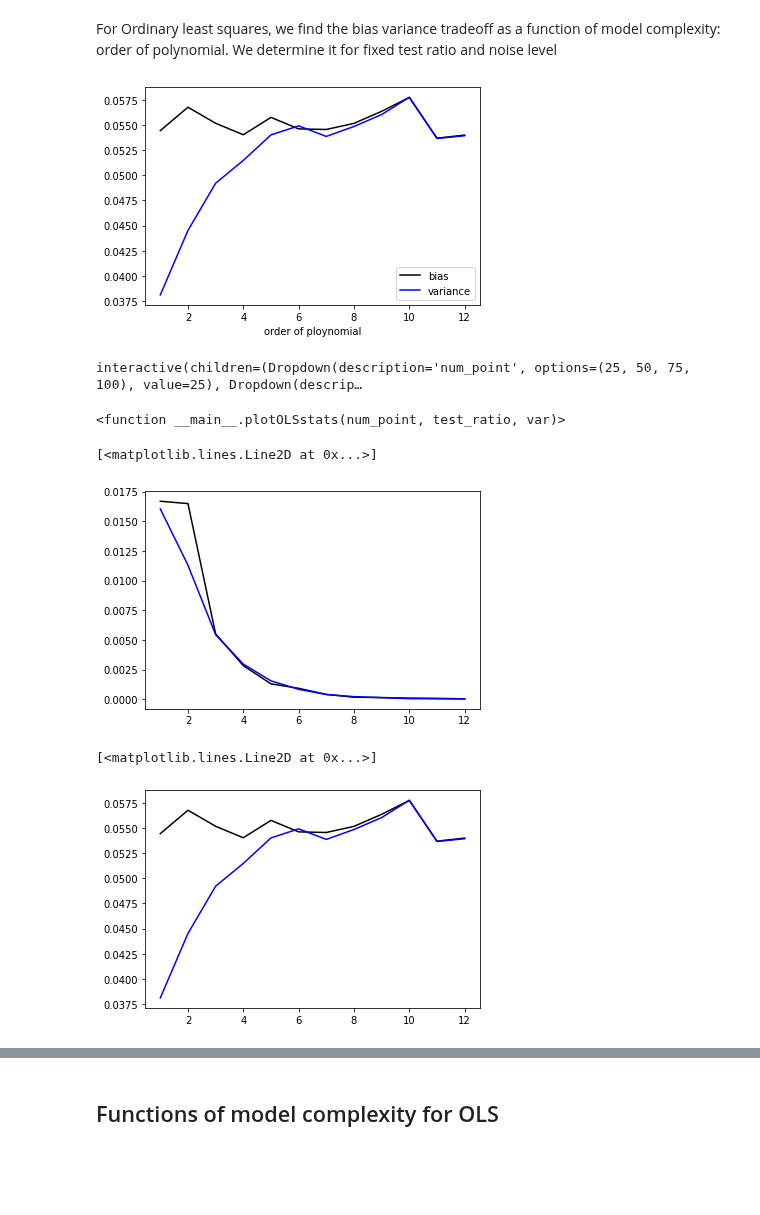
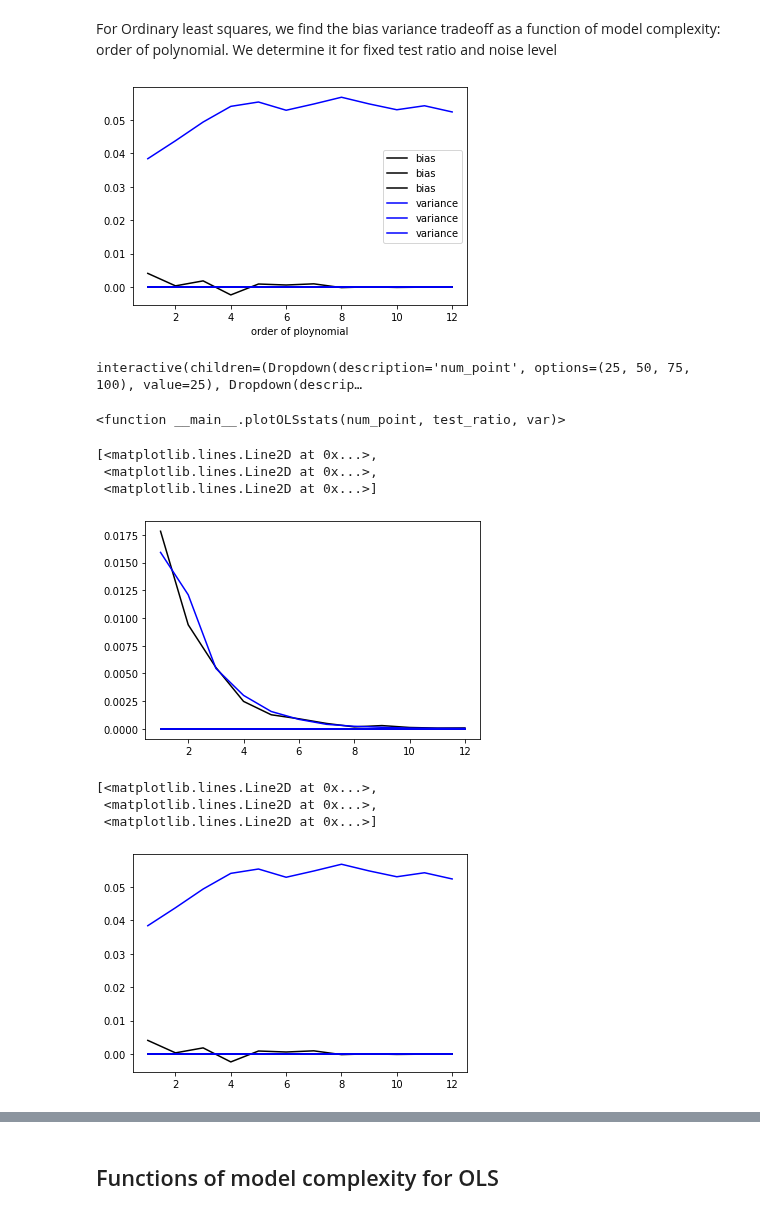
Before and after one commit to am-kaiser/CompSci-Project-1, a Jupyter notebook: regression_analysis/examples/regression_analysis.ipynb, the cells around one changed output, grey strips where cells are left out. Cells and saved outputs as stored; diff of their text form; code cells hidden in the pictures; blank space fills up the shorter version.

```diff
--- a/regression_analysis/examples/regression_analysis.ipynb
+++ b/regression_analysis/examples/regression_analysis.ipynb
@@ -434,89 +468,93 @@ interactive(children=(Dropdown(description='ratio', options=(0.1, 0.2, 0.3, 0.4)
 # %%
 #loading data
 method = "ols"
-order=np.load("data/order.npy")
-num_points=np.load("data/num_points.npy")
-noise_var=np.load("data/noise_var.npy")
-test_ratio_array=np.load("data/test_ratio.npy")
-ridge_lambda=np.load("data/ridge_lambda.npy")
-k_folds=np.load("data/k_folds.npy")
-n_boots=np.load("data/n_boots.npy")
-train_MSE=np.load("data/train_MSE"+method+".npy")
-test_MSE=np.load("data/test_MSE"+method+".npy")
-train_R2=np.load("data/train_R2"+method+".npy")
-test_R2=np.load("data/test_R2"+method+".npy")
-test_bias=np.load("data/test_bias"+method+".npy")
-test_var=np.load("data/test_variance"+method+".npy")
+order=np.load("data_linear_regression/order.npy")
+num_points=np.load("data_linear_regression/num_points.npy")
+noise_var=np.load("data_linear_regression/noise_var.npy")
+test_ratio=np.load("data_linear_regression/test_ratio.npy")
+ridge_lambda=np.load("data_linear_regression/ridge_lambda.npy")
+k_folds=np.load("data_linear_regression/k_folds.npy")
+n_boots=np.load("data_linear_regression/n_boots.npy")
+train_MSE=np.load("data_linear_regression/train_MSE"+method+".npy")
+test_MSE=np.load("data_linear_regression/test_MSE"+method+".npy")
+train_R2=np.load("data_linear_regression/train_R2"+method+".npy")
+test_R2=np.load("data_linear_regression/test_R2"+method+".npy")
+test_bias=np.load("data_linear_regression/test_bias"+method+".npy")
+test_var=np.load("data_linear_regression/test_variance"+method+".npy")
 # %% [markdown]
 For Ordinary least squares, we find the bias variance tradeoff as a function of model complexity: order of polynomial. We determine it for fixed test ratio and noise level
 # %%
 r_ind = 1 # r=0.1
 n_ind = 3 # n=100
 noise_ind = 2 #noise variance = 0.5
-ols_bias = test_bias[:, n_ind, noise_ind, r_ind, 0, 0, 0]
-ols_var = test_var[:, n_ind, noise_ind, r_ind, 0, 0, 0]
+ols_bias = test_bias[:, n_ind, noise_ind, r_ind, 0, 0, 0,0,0,0]
+ols_var = test_var[:, n_ind, noise_ind, r_ind, 0, 0, 0,0,0,0]
 
 fig, ax = plt.subplots()
 ax.plot(order, ols_bias, 'k', label = "bias")
 ax.plot(order, ols_var, 'b', label = "variance")
 ax.legend()
 ax.set_xlabel("order of ploynomial")
 
 def plotOLSstats(num_point, test_ratio, var):
     n_ind = 0
     for i in range(len(num_points)):
         if num_point == num_points[i]:
             n_ind = i
     r_ind = 0
     for i in range(len(test_ratio_array)):
         if test_ratio == test_ratio_array[i]:
             r_ind = i
     noise_ind = 0
     for i in range(len(noise_var)):
         if var == noise_var[i]:
             r_ind = i
 
-    ols_bias = test_bias[:, n_ind, noise_ind, r_ind, 0, 0, 0]
-    ols_var = test_var[:, n_ind, noise_ind, r_ind, 0, 0, 0]
+    ols_bias = test_bias[:, n_ind, noise_ind, r_ind, 0, 0, 0,0,0,0,0]
+    ols_var = test_var[:, n_ind, noise_ind, r_ind, 0, 0, 0,0,0,0,0]
 
     fig, ax = plt.subplots()
     ax.plot(order, ols_bias, 'k', label = "bias")
     ax.plot(order, ols_var, 'b', label = "variance")
     ax.legend()
     ax.set_xlabel("order of ploynomial")
 
 widget.interact(plotOLSstats, num_point=num_points.tolist(),
-                test_ratio=test_ratio_array.tolist(), var=noise_var.tolist())
+                test_ratio=test_ratio.tolist(), var=noise_var.tolist())
 # %% [output]
-[figure, old version]
+[figure, new version]
 interactive(children=(Dropdown(description='num_point', options=(25, 50, 75, 100), value=25), Dropdown(descrip…
 <function __main__.plotOLSstats(num_point, test_ratio, var)>
 # %%
 r_ind = 0 # r=0.1
 n_ind = 0 # n=100
 noise_ind = 4 #noise variance = 0.5
-ols_testMSE = test_MSE[:, n_ind, noise_ind, r_ind, 0, 0, 0]
-ols_trainMSE = train_MSE[:, n_ind, noise_ind, r_ind, 0, 0, 0]
+ols_testMSE = test_MSE[:, n_ind, noise_ind, r_ind, 0, 0, 0,0,0,0]
+ols_trainMSE = train_MSE[:, n_ind, noise_ind, r_ind, 0, 0, 0,0,0,0]
 
 fig, ax = plt.subplots()
 ax.plot(order, ols_testMSE, 'k')
 ax.plot(order, ols_trainMSE, 'b')
 # %% [output]
-[<matplotlib.lines.Line2D at 0x...>]
+[<matplotlib.lines.Line2D at 0x...>,
+ <matplotlib.lines.Line2D at 0x...>,
+ <matplotlib.lines.Line2D at 0x...>]
-[figure, old version]
+[figure, new version]
 # %%
 r_ind = 1 # r=0.1
 n_ind = 3 # n=100
 noise_ind = 2 #noise variance = 0.5
-ols_bias = test_bias[:, n_ind, noise_ind, r_ind, 0, 0, 0]
-ols_var = test_var[:, n_ind, noise_ind, r_ind, 0, 0, 0]
+ols_bias = test_bias[:, n_ind, noise_ind, r_ind, 0, 0, 0,0,0,0]
+ols_var = test_var[:, n_ind, noise_ind, r_ind, 0, 0, 0,0,0,0]
 
 fig, ax = plt.subplots()
 ax.plot(order, ols_bias, 'k')
 ax.plot(order, ols_var, 'b')
 # %% [output]
-[<matplotlib.lines.Line2D at 0x...>]
+[<matplotlib.lines.Line2D at 0x...>,
+ <matplotlib.lines.Line2D at 0x...>,
+ <matplotlib.lines.Line2D at 0x...>]
-[figure, old version]
+[figure, new version]
 # %%
 r_ind = 1 # r=0.1
 n_ind = 3 # n=100
```
Also changed, not shown: parts of 15 cells of this notebook, 37 other files.
